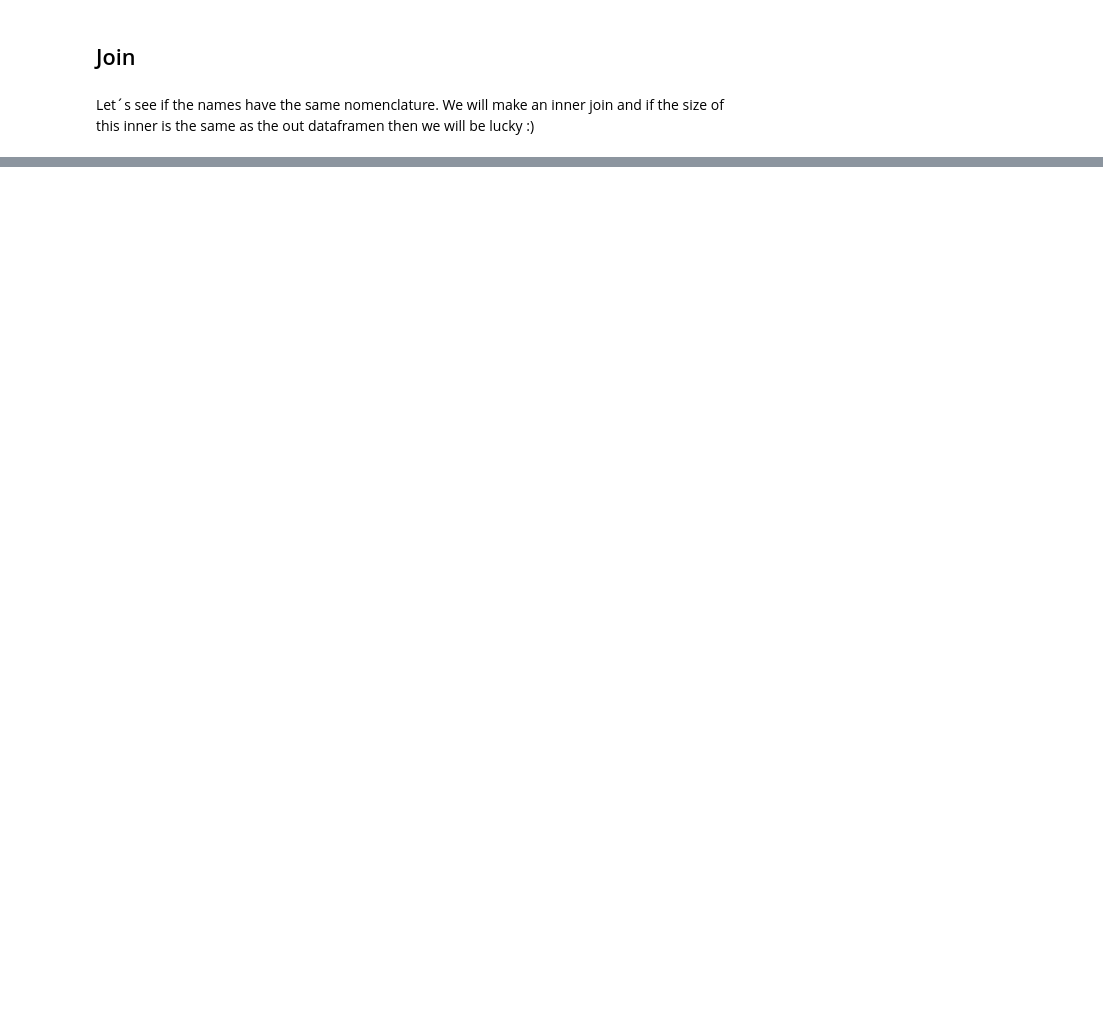
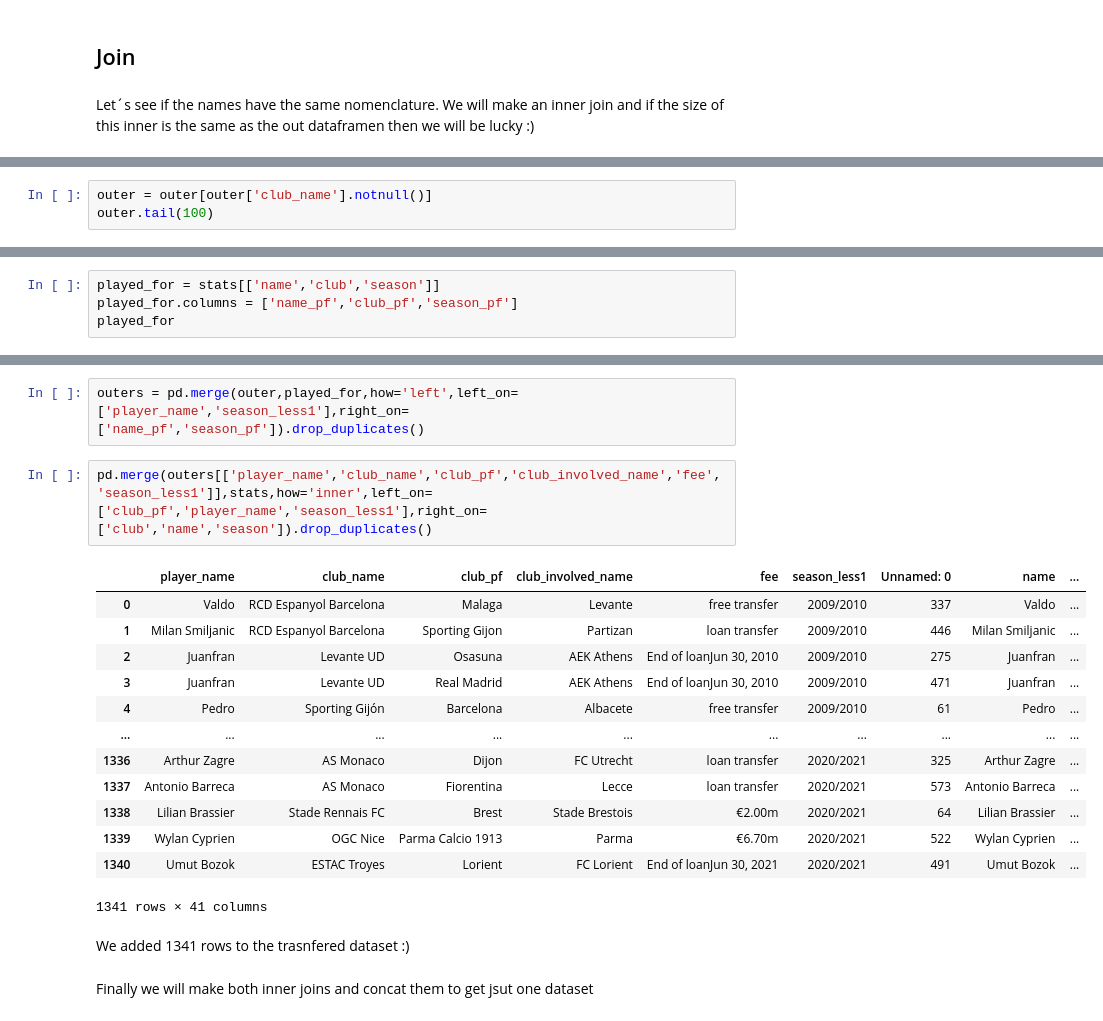
Before and after one commit to javivaleiras/football_churn, a Jupyter notebook: alys/Alys.ipynb, the cells around one changed output, grey strips where cells are left out. Drawn from its saved outputs; the diff is of its cells as text; blank space fills up the shorter version.

```diff
--- a/alys/Alys.ipynb
+++ b/alys/Alys.ipynb
@@ -398,0 +428,3 @@ pd.merge(out,stats,how='inner',left_on=['clubs_short','player_name','season_less
+# %%
+outer = outer[outer['club_name'].notnull()]
+outer.tail(100)
@@ -398,0 +481,4 @@ pd.merge(out,stats,how='inner',left_on=['clubs_short','player_name','season_less
+# %%
+played_for = stats[['name','club','season']]
+played_for.columns = ['name_pf','club_pf','season_pf']
+played_for
@@ -398,0 +499,22 @@ pd.merge(out,stats,how='inner',left_on=['clubs_short','player_name','season_less
+# %%
+outers = pd.merge(outer,played_for,how='left',left_on=['player_name','season_less1'],right_on=['name_pf','season_pf']).drop_duplicates()
+# %%
+pd.merge(outers[['player_name','club_name','club_pf','club_involved_name','fee','season_less1']],stats,how='inner',left_on=['club_pf','player_name','season_less1'],right_on=['club','name','season']).drop_duplicates()
+# %% [output]
+|  | player_name | club_name | club_pf | club_involved_name | fee | season_less1 | Unnamed: 0 | name | ... |
+| 0 | Valdo | RCD Espanyol Barcelona | Malaga | Levante | free transfer | 2009/2010 | 337 | Valdo | ... |
+| 1 | Milan Smiljanic | RCD Espanyol Barcelona | Sporting Gijon | Partizan | loan transfer | 2009/2010 | 446 | Milan Smiljanic | ... |
+| 2 | Juanfran | Levante UD | Osasuna | AEK Athens | End of loanJun 30, 2010 | 2009/2010 | 275 | Juanfran | ... |
+| 3 | Juanfran | Levante UD | Real Madrid | AEK Athens | End of loanJun 30, 2010 | 2009/2010 | 471 | Juanfran | ... |
+| 4 | Pedro | Sporting Gijón | Barcelona | Albacete | free transfer | 2009/2010 | 61 | Pedro | ... |
+| ... | ... | ... | ... | ... | ... | ... | ... | ... | ... |
+| 1336 | Arthur Zagre | AS Monaco | Dijon | FC Utrecht | loan transfer | 2020/2021 | 325 | Arthur Zagre | ... |
+| 1337 | Antonio Barreca | AS Monaco | Fiorentina | Lecce | loan transfer | 2020/2021 | 573 | Antonio Barreca | ... |
+| 1338 | Lilian Brassier | Stade Rennais FC | Brest | Stade Brestois | €2.00m | 2020/2021 | 64 | Lilian Brassier | ... |
+| 1339 | Wylan Cyprien | OGC Nice | Parma Calcio 1913 | Parma | €6.70m | 2020/2021 | 522 | Wylan Cyprien | ... |
+| 1340 | Umut Bozok | ESTAC Troyes | Lorient | FC Lorient | End of loanJun 30, 2021 | 2020/2021 | 491 | Umut Bozok | ... |
+1341 rows × 41 columns
+# %% [markdown]
+We added 1341 rows to the trasnfered dataset :)
+# %% [markdown]
+Finally we will make both inner joins and concat them to get jsut one dataset
```
Also changed, not shown: parts of 34 cells of this notebook.
